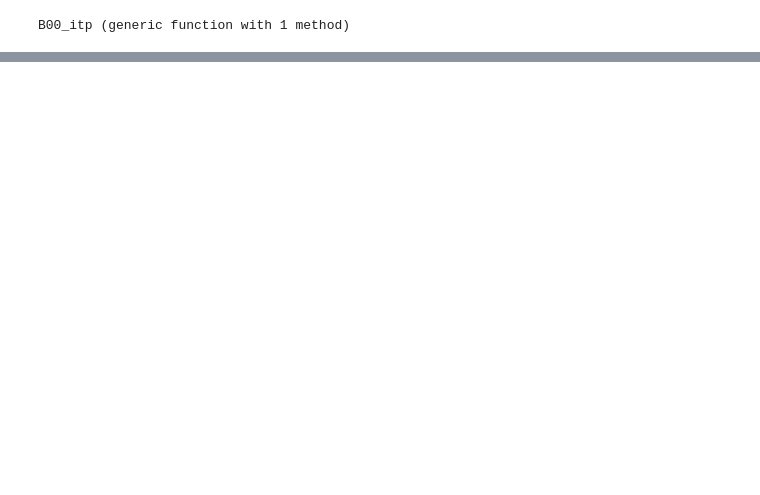
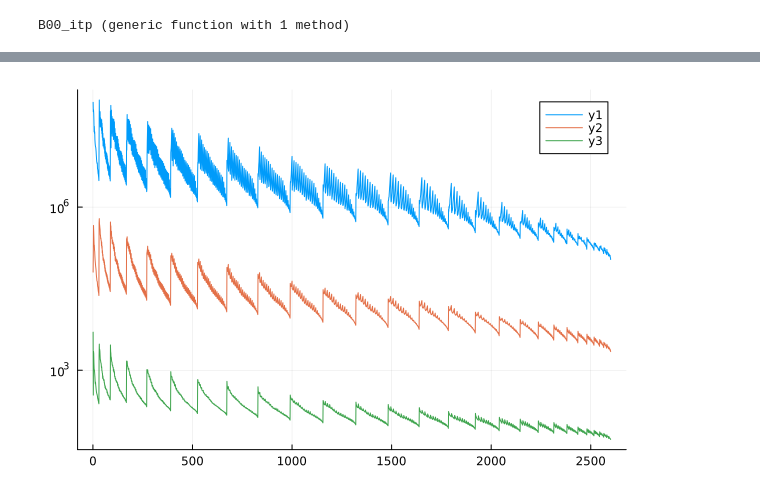
Before and after one commit to ladosamushia/BispectrumTheory, a Jupyter notebook: notebooks/Bispectrum_monopole.ipynb, the cells around one changed output, grey strips where cells are left out. Cells and saved outputs as stored; diff of their text form; code cells hidden in the pictures; blank space fills up the shorter version.

```diff
--- a/notebooks/Bispectrum_monopole.ipynb
+++ b/notebooks/Bispectrum_monopole.ipynb
@@ -32,0 +35,18 @@ plot((b00 .- b00integrated)./b00integrated)
+# %%
+elg = readdlm("../data/bispectra_ELGz1.txt", comments=true)
+lrg = readdlm("../data/bispectra_LRGz0.txt", comments=true)
+qso = readdlm("../data/bispectra_QSOz2.txt", comments=true)
+elgpk = readdlm("../data/powerspectra_ELGz1.txt", comments=true)
+lrgpk = readdlm("../data/powerspectra_LRGz0.txt", comments=true)
+qsopk = readdlm("../data/powerspectra_QSOz2.txt", comments=true)
+bk_elg = elg[:,4]
+bk_lrg = lrg[:,4]
+bk_qso = qso[:,4]
+pk_elg = elgpk[:,2]
+pk_lrg = lrgpk[:,2]
+pk_qso = qsopk[:,2]
+plot(abs.(bk_elg), yaxis=:log)
+plot!(abs.(bk_lrg))
+plot!(abs.(bk_qso))
+# %% [output]
+[figure, added]
```
Also changed, not shown: parts of 9 cells of this notebook, 2 other files.
